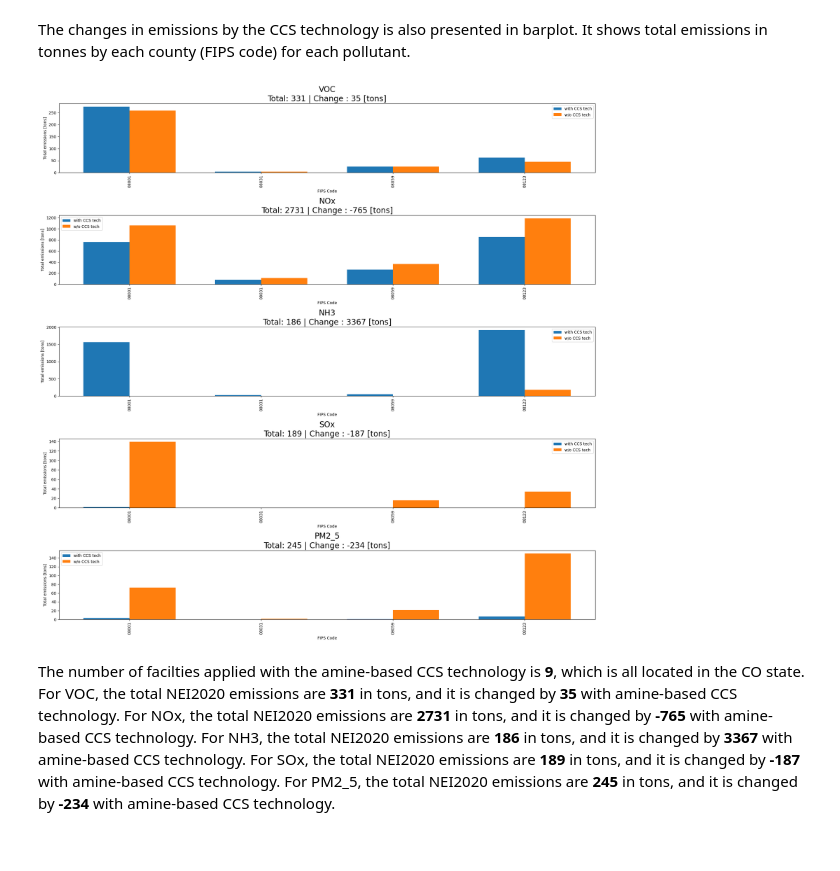
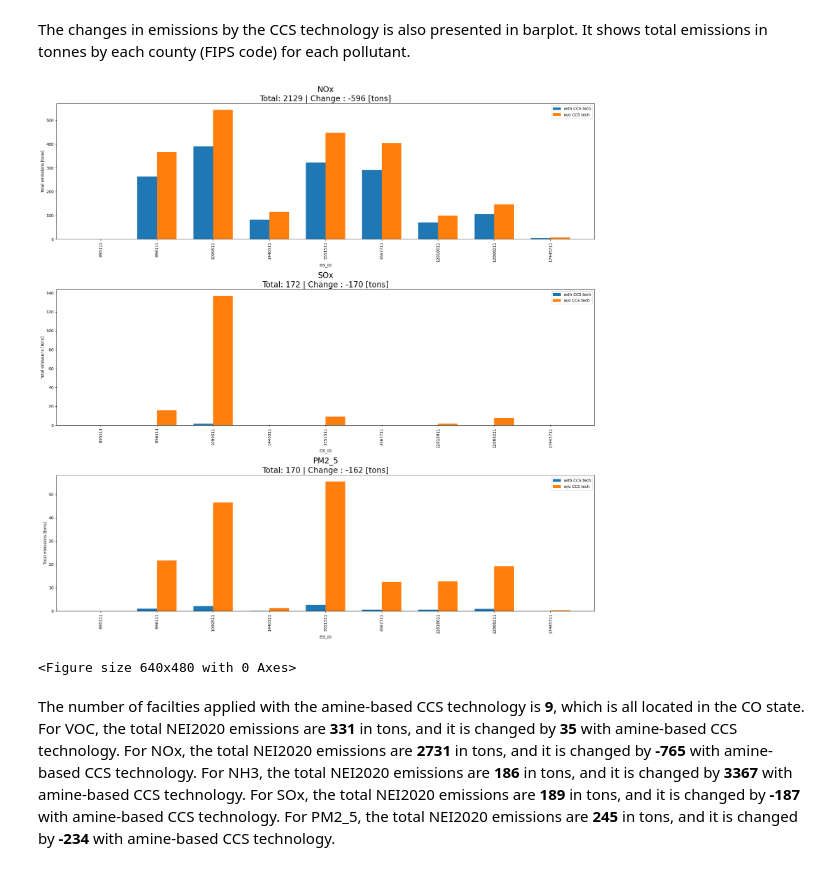
Before and after one commit to CarbonSolutions/LOCAETA_AQ, a Jupyter notebook: LOCAETA-reports/emission_analysis.ipynb, the cells around one changed output. Cells and saved outputs as stored; diff of their text form; code cells hidden in the pictures.

```diff
--- a/LOCAETA-reports/emission_analysis.ipynb
+++ b/LOCAETA-reports/emission_analysis.ipynb
@@ -6,7 +6,9 @@ Here are the point-source facilities emissions where amine-based CCS technology
 import geopandas as gpd
 
 # read base and sens emission scenarios
-gdf_CS_emis = gpd.read_file('/Users/yunhalee/Documents/LOCAETA/CS_emissions/Colorado_CCS_combined_NEI_point_oilgas_ptegu_ptnonimps.shp')
+gdf_CS_emis = gpd.read_file(
+    #'/Users/yunhalee/Documents/LOCAETA/RCM/INMAP/evaldata_v1.6.1/2020_nei_emissions/combined_NEI2020_pt_oilgas_ptegu_ptnonipm.shp')
+    '/Users/yunhalee/Documents/LOCAETA/CS_emissions/Colorado_CCS_combined_NEI_point_oilgas_ptegu_ptnonimps.shp')
 
 # Reset index to ensure proper comparison
 gdf_CS_emis.reset_index(drop=True, inplace=True)
@@ -29,21 +31,3 @@ gdf_CS_emis.reset_index(drop=True, inplace=True)
 #     final_df_subset = subset_data(final_df, state_fips)
 
 #     print(f"Processing data for: {region_name}")
-
-def subset_pollutants_with_difference(df, pollutants):
-    mask = False  # Initialize a mask to filter rows
-    for pollutant in pollutants:
-        col_current = pollutant
-        col_old = f'{pollutant}_old'
-
-        if col_current in df.columns and col_old in df.columns:
-            # Check where the pollutant and its "_old" version differ
-            mask |= (df[col_current] != df[col_old])
-
-    # Subset the dataframe based on the mask
-    return df[mask]
-
-pollutants = ['VOC', 'NOx', 'NH3', 'SOx', 'PM2_5']
-subset_df = subset_pollutants_with_difference(gdf_CS_emis, pollutants)
-
-subset_df.head()
@@ -58,2 +72,7 @@ Warning 3: Cannot find header.dxf (GDAL_DATA is not defined)
 # %% [markdown]
 The cobenefits code, which process the air quality emissions based on the CCS technology, generates higher emissions of NOx and SOx for 1-2 facilities, which appears bug in the code. The dataframe below shows two facilities with higher SOx emission by CCS.
+# %%
+# This step might not be needed once emissions_processing removes duplicates.
+subset_df = subset_df.drop(columns=['frs_id'])
+subset_df.drop_duplicates(inplace=True)
+subset_df
@@ -229,40 +274,43 @@ The changes in emissions by the CCS technology is also presented in barplot. It
 import numpy as np
 
 # sum by FIPS
-grouped_df = subset_df.drop(columns='geometry').groupby('FIPS').sum().reset_index()
+grouped_df = subset_df.drop(columns='geometry').groupby('EIS_ID').sum().reset_index()
 
-pollutants = ['VOC', 'NOx', 'NH3', 'SOx', 'PM2_5']
+pollutants = [ 'NOx',  'SOx', 'PM2_5'] # 'NH3', 'VOC',
 pollutants_old = [f'{pollutant}_old' for pollutant in pollutants]
 
 # Calculate total sums for each pollutant
 totals = {pollutant: subset_df[pollutant].sum() for pollutant in pollutants_old}
 totals_CCS ={pollutant: subset_df[pollutant].sum() for pollutant in pollutants}
 
 # Plotting
 fig, axes = plt.subplots(nrows=len(pollutants), ncols=1, figsize=(20, 20) ) #, sharey=True)
 bar_width = 0.35  # Width of the bars
 for i, pollutant in enumerate(pollutants):
     ax = axes[i]
     indices = np.arange(len(grouped_df))
     # Plot CCS emissions
     ax.bar(indices, grouped_df[pollutant], bar_width, label=f'{pollutant}')
 
     # Plot NEI2020
     ax.bar(indices + bar_width, grouped_df[pollutants_old[i]], bar_width, label=f'{pollutants_old[i]}')
 
     total_original = totals[f'{pollutant}_old']
     total_new = totals_CCS[f'{pollutant}']
     ax.set_title(f'{pollutant}\nTotal: {total_original:.0f} | Change : {(total_new - total_original):.0f} [tons]', fontsize=20)
-    ax.set_xlabel('FIPS Code')
+    ax.set_xlabel('EIS_ID')
     ax.set_ylabel('Total emissions [tons]')
     ax.set_xticks(indices + bar_width / 2)
-    ax.set_xticklabels(grouped_df['FIPS'], rotation=90)
+    ax.set_xticklabels(grouped_df['EIS_ID'], rotation=90)
     ax.legend(["with CCS tech", "w/o CCS tech"])
 
 plt.tight_layout()
 plt.show()
+
+plt.savefig(os.path.join(output_dir, f'total_Difference.png'), dpi=300, bbox_inches='tight')
 # %% [output]
-[figure, old version]
+[figure, new version]
+<Figure size 640x480 with 0 Axes>
 # %%
 from IPython.display import display, Markdown
 
```
Also changed, not shown: parts of 9 cells of this notebook, 6 other files.
